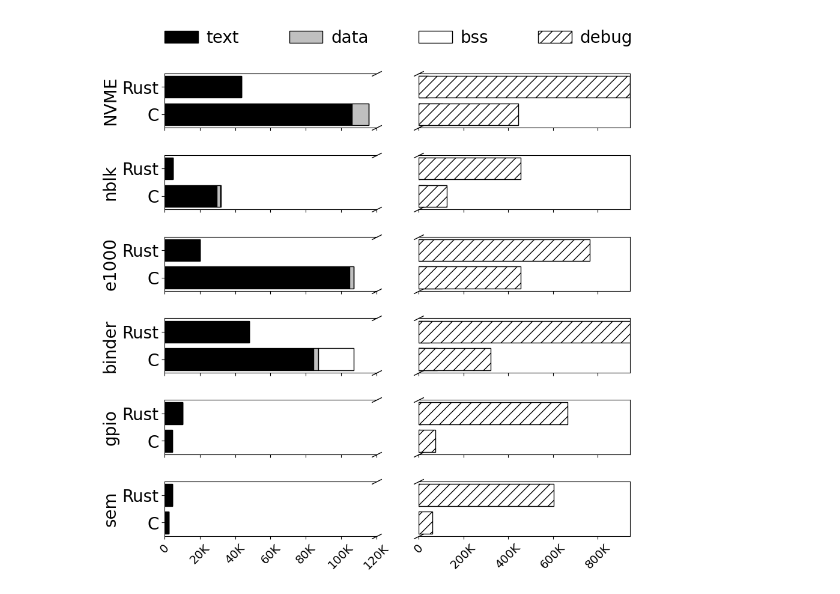
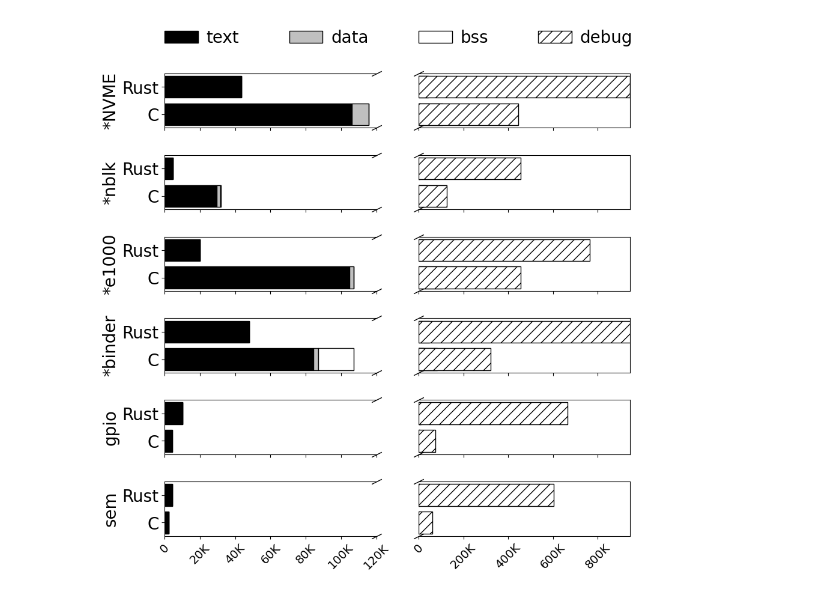
Before and after one commit to Richardhongyu/rfl_empirical_tools, a Jupyter notebook: figures_ppt/figure8.ipynb, the cells around one changed output. Drawn from its saved outputs; the diff is of its cells as text; code cells hidden in the pictures.

```diff
--- a/figures_ppt/figure8.ipynb
+++ b/figures_ppt/figure8.ipynb
@@ -37,7 +37,7 @@ c_column = np.sum(c[:,3:7], axis=1)
 rust = np.column_stack((rust[:,:3], rust_column))
 c = np.column_stack((c[:,:3], c_column))
 
-driver_name = ['NVME', 'nblk', 'e1000', 'binder', 'gpio', 'sem']
+driver_name = ['*NVME', '*nblk', '*e1000', '*binder', 'gpio', 'sem']
 binary_size = ['text', 'data', 'bss', 'debug']
 color = ['black', 'silver', 'white', 'white']
 hatch = ['', '', '', '//']
@@ -124,31 +124,31 @@ for i in range(6):
 #             sum_c = np.sum(c_data[:3])
 #             sum_rust = np.sum(rust_data[:3])
 #             x_lim = max(sum_c, sum_rust)
 #             x_lim_end = max(c_data[3], rust_data[3])
 #             for j in range(len(binary_size)):
 #                 if col != 1:
 #                     ax.set_yticks(y_pos, labels=labels)
 #                     ax.set_title(driver_name[(line + 1) * (col + 1) - 1])
 #                     ax.spines['right'].set_visible(False)
 #                     # ax.plot([1, 1], [1, 0], transform=ax.transAxes, **kwargs)
 #                     # ax.set_xlim(0, x_lim)
 #                 else:
 #                     ax.spines['left'].set_visible(False)
 #                     ax.get_yaxis().set_visible(False)
 #                     # ax.plot([0, 0], [0, 1], transform=ax.transAxes, **kwargs)
 #                     # ax.set_xlim(x_lim, x_lim_end)
 #                 for i in range(len(driver_name)):
 #                     c_data = c[i]
 #                     rust_data = rust[i]
 #                     for j in range(len(binary_size)):
 #                         ax.barh(y_pos, [c_data[j],rust_data[j]], left=left)
 #                         left += np.array([c_data[j],rust_data[j]])
 #                 ax.label_outer()
 #                 ax.tick_params(axis='x',rotation=45)
 #                 ax.xaxis.set_major_formatter(FuncFormatter(comma_formatter))
 
 fig.legend( ncol=4, frameon=False, loc="lower left", bbox_to_anchor=(0.1, 0.9), fontsize=20, columnspacing=3, handletextpad=0.5)
 # fig.tight_layout(pad=0.5)
 fig.savefig('./figure8.pdf', bbox_inches="tight")
 # %% [output]
-[figure, old version]
+[figure, new version]
```
Also changed, not shown: 1 other file.
